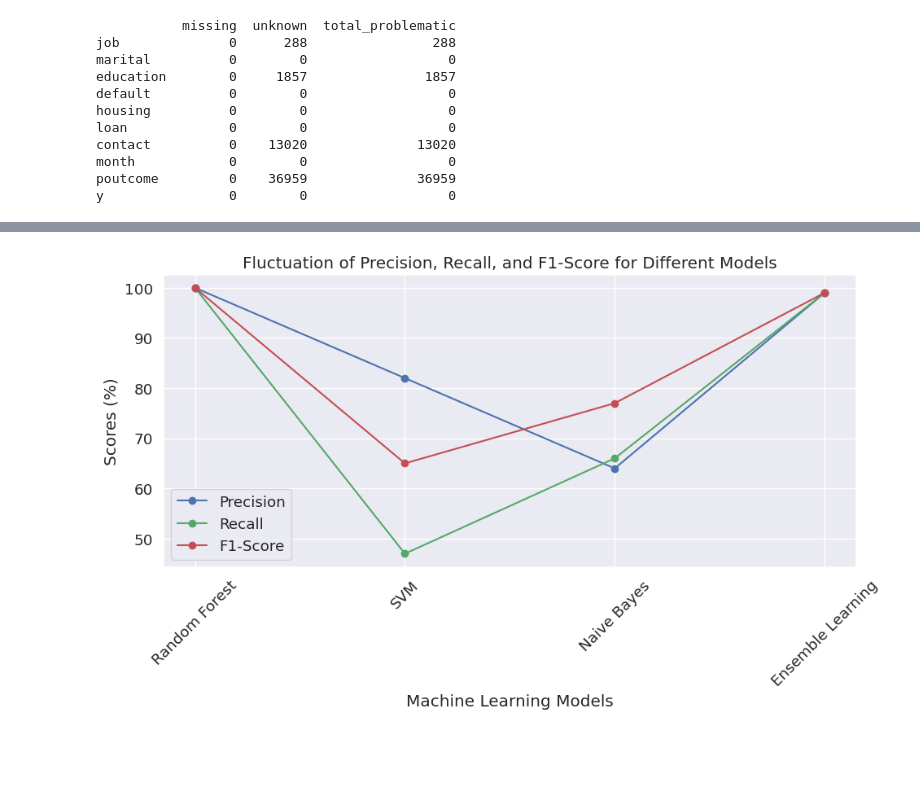
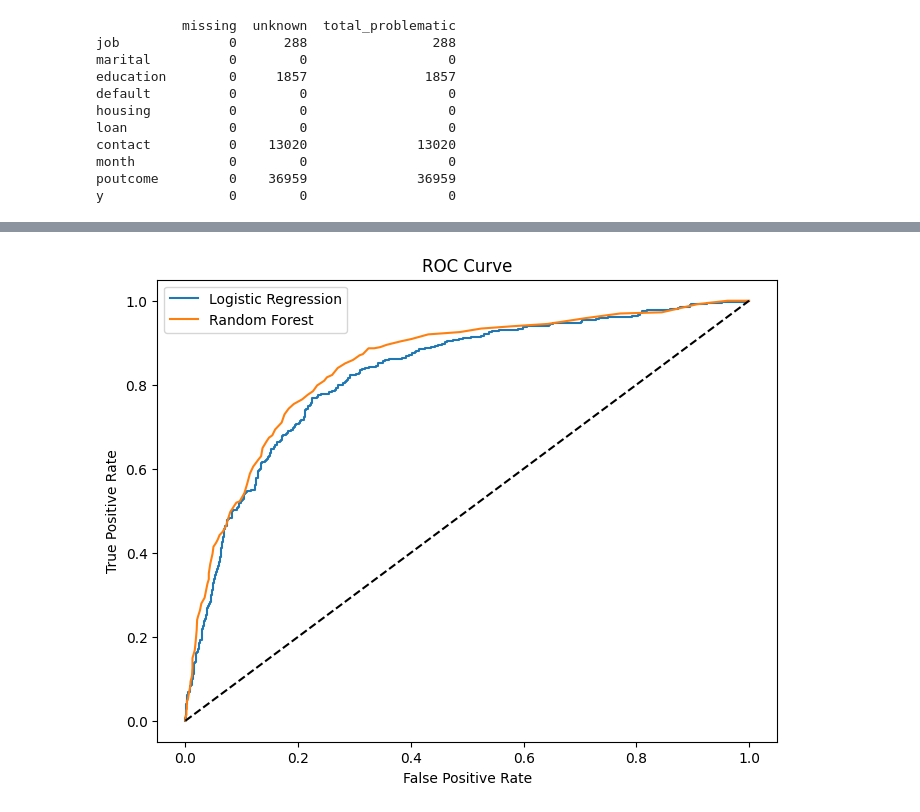
Before and after one commit to SNMaduna/MLSupervised1, a Jupyter notebook: ugransome-machine-learning-python-notebook (1) (2).ipynb, the cells around one changed output, grey strips where cells are left out. Cells and saved outputs as stored; diff of their text form; code cells hidden in the pictures; blank space fills up the shorter version.

Commit message:
Update ugransome-machine-learning-python-notebook (1) (2).ipynb
Using Copilot

```diff
--- a/ugransome-machine-learning-python-notebook (1) (2).ipynb
+++ b/ugransome-machine-learning-python-notebook (1) (2).ipynb
@@ -1,17 +1,21 @@
 # %%
+# Phase 1: Data Preparation
 import pandas as pd
 import numpy as np
 import matplotlib.pyplot as plt
 import seaborn as sns
-from scipy import stats
 from sklearn.preprocessing import StandardScaler
+import time
+from sklearn.model_selection import train_test_split
+from sklearn.linear_model import LogisticRegression
+from sklearn.ensemble import RandomForestClassifier
+from sklearn.metrics import accuracy_score, precision_score, recall_score, f1_score, roc_auc_score, roc_curve, classification_report
+import warnings
+warnings.filterwarnings('ignore')
 
-
-# Phase 1: Data Collection (e.g., UGRansome dataset)
-# First row in the CSV is the frame
-import_data = pd.read_csv(r"C:\Users\smadu\OneDrive\Desktop\INF 791 Applied Data Science\Assignment 01\bank-full(1).csv", sep=";")
-imported_data = import_data.copy()
-imported_data
+# Load the dataset
+df = pd.read_csv(r"C:\Users\smadu\OneDrive\Desktop\INF 791 Applied Data Science\Assignment 01\bank-full(1).csv", sep=";")
+df.head()
 # %% [output]
 |  | age | job | marital | education | default | balance | housing | loan | contact | day | month | ... |
 | 0 | 58 | management | married | tertiary | no | 2143 | yes | no | unknown | 5 | may | ... |
@@ -955,49 +311,28 @@ weighted avg       0.99      0.99      0.99     29809
 # %%
-#Plot the evaluation metrics of each model in one figure
+# Evaluate models
+def print_metrics(name, y_true, y_pred, y_proba, elapsed):
+    print(f"{name} Results:")
+    print(f"Accuracy: {accuracy_score(y_true, y_pred):.3f}")
+    print(f"Precision: {precision_score(y_true, y_pred):.3f}")
+    print(f"Recall: {recall_score(y_true, y_pred):.3f}")
+    print(f"F1 Score: {f1_score(y_true, y_pred):.3f}")
+    print(f"ROC-AUC: {roc_auc_score(y_true, y_proba):.3f}")
+    print(f"Computational Time: {elapsed:.3f} seconds\n")
+    print(classification_report(y_true, y_pred))
 
-# Model names
-models = ['Random Forest', 'SVM', 'Naive Bayes', 'Ensemble Learning']
+print_metrics('Logistic Regression', y_test, lr_pred, lr_proba, lr_time)
+print_metrics('Random Forest', y_test, rf_pred, rf_proba, rf_time)
 
-# Precision scores
-precision = [100, 82, 64, 99]
-
-# Recall scores
-recall = [100, 47, 66, 99]
-
-# F1-score scores
-f1_score = [100, 65, 77, 99]
-
-# X-axis values (models)
-x = range(len(models))
-
-# Create a figure and axis for the plot
-fig, ax = plt.subplots(figsize=(10, 6))
-
-# Plot precision scores
-ax.plot(x, precision, marker='o', linestyle='-', color='b', label='Precision')
-
-# Plot recall scores
-ax.plot(x, recall, marker='o', linestyle='-', color='g', label='Recall')
-
-# Plot F1-score scores
-ax.plot(x, f1_score, marker='o', linestyle='-', color='r', label='F1-Score')
-
-# Set x-axis ticks and labels
-ax.set_xticks(x)
-ax.set_xticklabels(models, rotation=45)
-ax.set_xlabel('Machine Learning Models')
-
-# Set y-axis label
-ax.set_ylabel('Scores (%)')
-
-# Set plot title
-ax.set_title('Fluctuation of Precision, Recall, and F1-Score for Different Models')
-
-# Add a legend
-ax.legend()
-
-# Show the plot
-plt.tight_layout()
-plt.grid(True)
+# ROC Curve
+fpr_lr, tpr_lr, _ = roc_curve(y_test, lr_proba)
+fpr_rf, tpr_rf, _ = roc_curve(y_test, rf_proba)
+plt.figure(figsize=(8,6))
+plt.plot(fpr_lr, tpr_lr, label='Logistic Regression')
+plt.plot(fpr_rf, tpr_rf, label='Random Forest')
+plt.plot([0,1],[0,1],'k--')
+plt.xlabel('False Positive Rate')
+plt.ylabel('True Positive Rate')
+plt.title('ROC Curve')
+plt.legend()
 plt.show()
 # %% [output]
@@ -1004,2 +356,2 @@ plt.show()
-[figure, old version]
+[figure, new version]
 # %%
```
Also changed, not shown: parts of 20 cells of this notebook.
